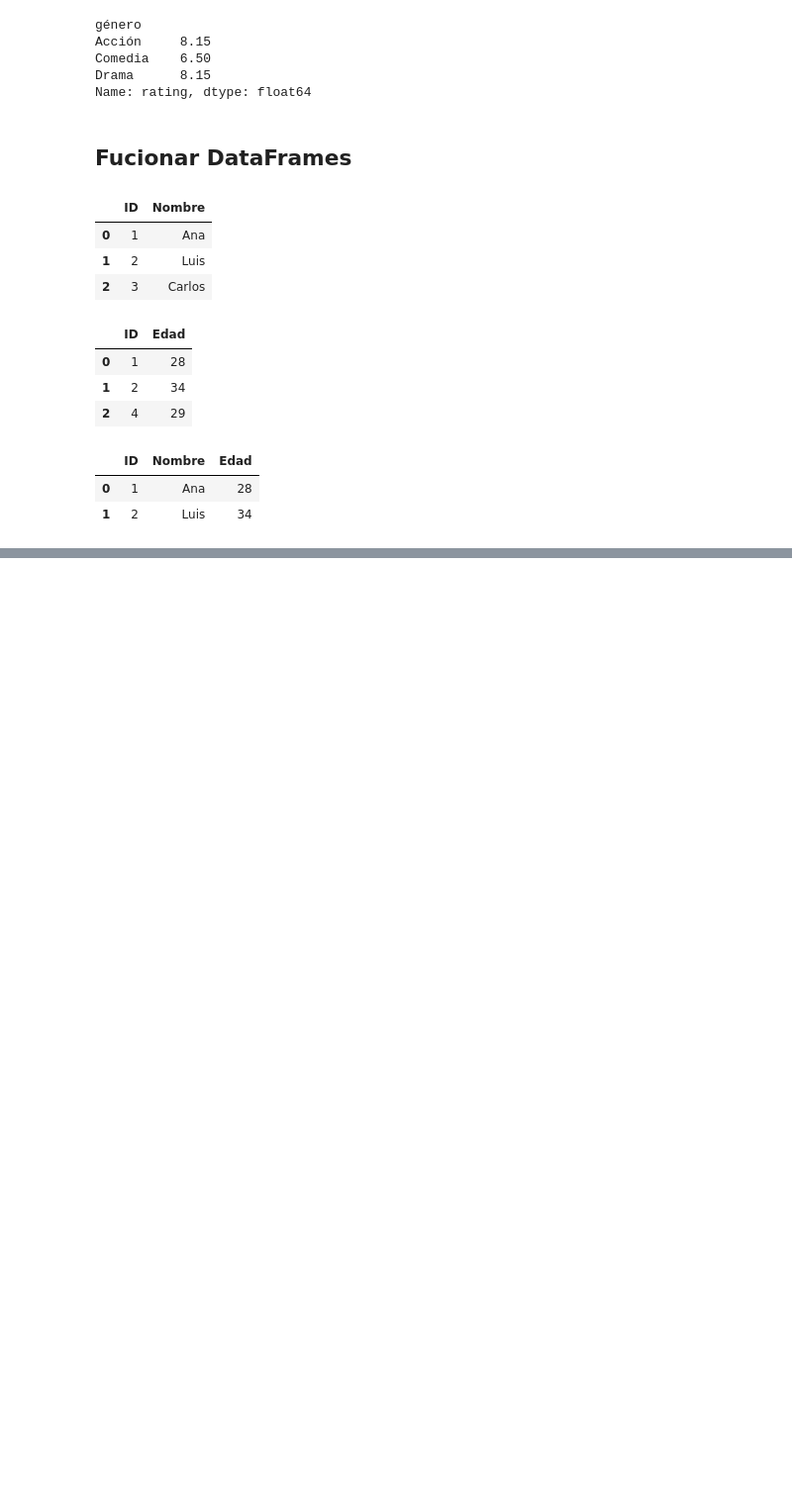
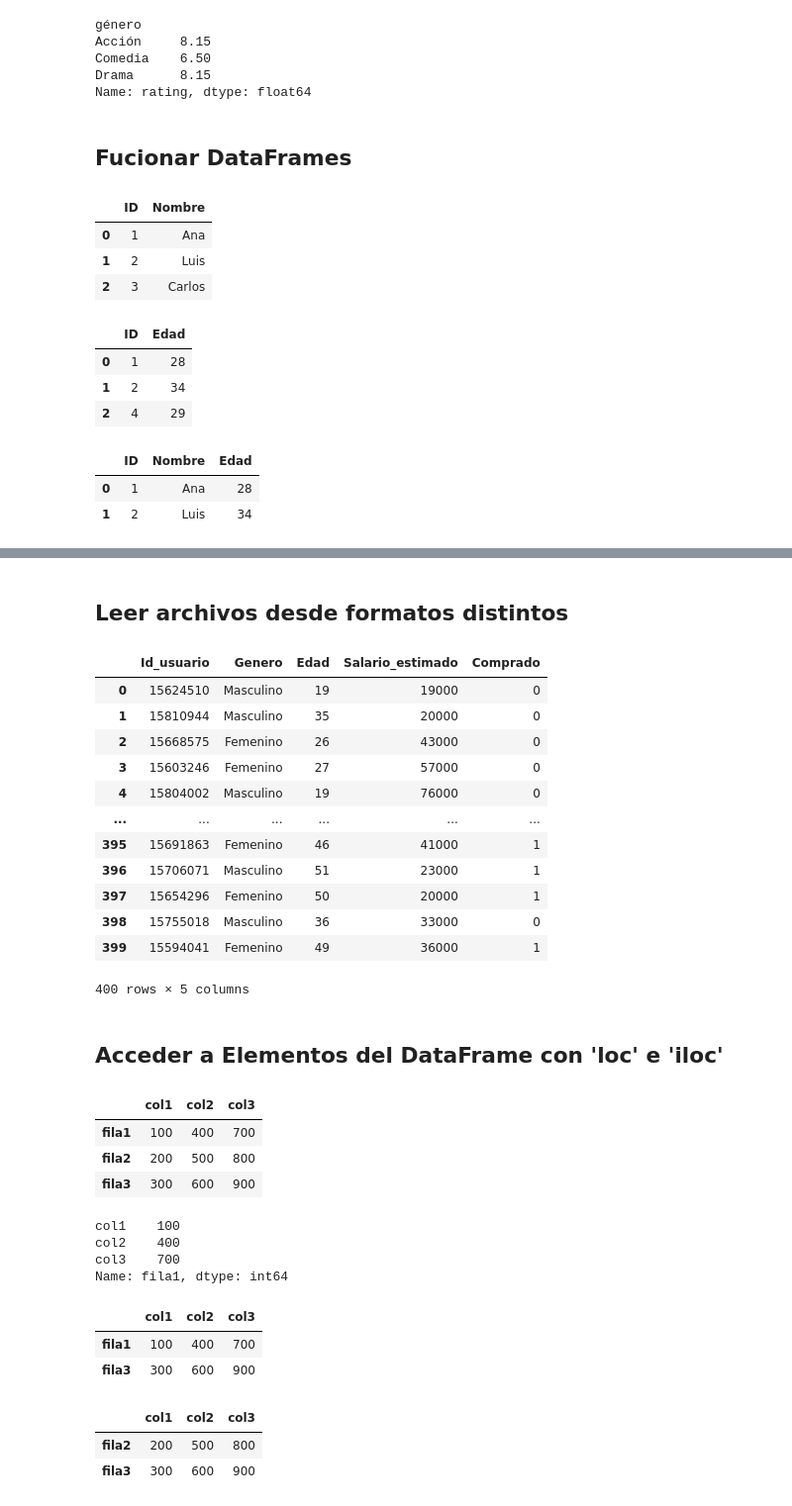
Before and after one commit to Bernardo-Mata/python-data-science, a Jupyter notebook: pandas.ipynb, the cells around one changed output, grey strips where cells are left out. Shown at 99% size. Cells and saved outputs as stored; diff of their text form; code cells hidden in the pictures; blank space fills up the shorter version.

```diff
--- a/pandas.ipynb
+++ b/pandas.ipynb
@@ -1038,0 +1345,53 @@ df_combinado
+# %% [markdown]
+<h2>Leer archivos desde formatos distintos</h2>
+# %%
+df1 = pd.read_excel('dataFrames\Compras_desde_ads.xlsx')
+df1
+# %% [output]
+|  | Id_usuario | Genero | Edad | Salario_estimado | Comprado |
+| 0 | 15624510 | Masculino | 19 | 19000 | 0 |
+| 1 | 15810944 | Masculino | 35 | 20000 | 0 |
+| 2 | 15668575 | Femenino | 26 | 43000 | 0 |
+| 3 | 15603246 | Femenino | 27 | 57000 | 0 |
+| 4 | 15804002 | Masculino | 19 | 76000 | 0 |
+| ... | ... | ... | ... | ... | ... |
+| 395 | 15691863 | Femenino | 46 | 41000 | 1 |
+| 396 | 15706071 | Masculino | 51 | 23000 | 1 |
+| 397 | 15654296 | Femenino | 50 | 20000 | 1 |
+| 398 | 15755018 | Masculino | 36 | 33000 | 0 |
+| 399 | 15594041 | Femenino | 49 | 36000 | 1 |
+400 rows × 5 columns
+# %% [markdown]
+<h2>Acceder a Elementos del DataFrame con 'loc' e 'iloc'</h2>
+# %%
+df = pd.DataFrame({
+    'col1':[100,200,300],
+    'col2':[400,500,600],
+    'col3':[700,800,900]
+
+}, index=['fila1','fila2','fila3'])
+df
+# %% [output]
+|  | col1 | col2 | col3 |
+| fila1 | 100 | 400 | 700 |
+| fila2 | 200 | 500 | 800 |
+| fila3 | 300 | 600 | 900 |
+# %%
+df.loc['fila1']
+# %% [output]
+col1    100
+col2    400
+col3    700
+Name: fila1, dtype: int64
+# %%
+df.loc[['fila1','fila3']]
+# %% [output]
+|  | col1 | col2 | col3 |
+| fila1 | 100 | 400 | 700 |
+| fila3 | 300 | 600 | 900 |
+# %%
+df.loc['fila2':'fila3']
+# %% [output]
+|  | col1 | col2 | col3 |
+| fila2 | 200 | 500 | 800 |
+| fila3 | 300 | 600 | 900 |
```
Also changed, not shown: parts of 45 cells of this notebook.
